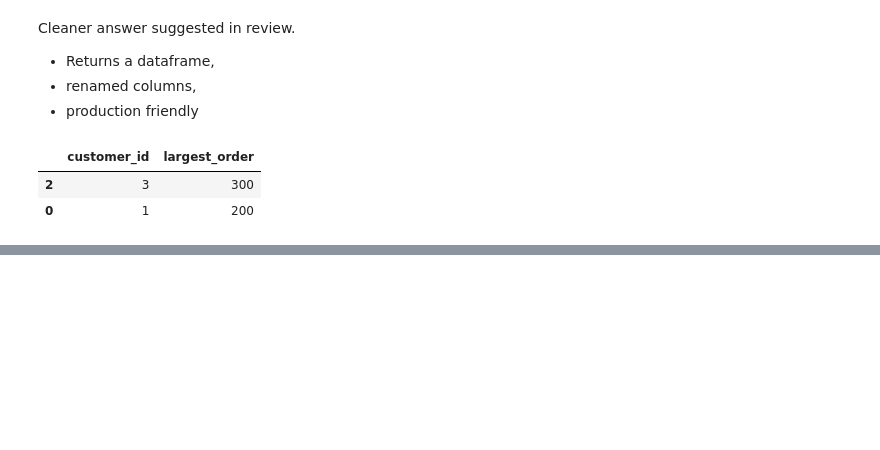
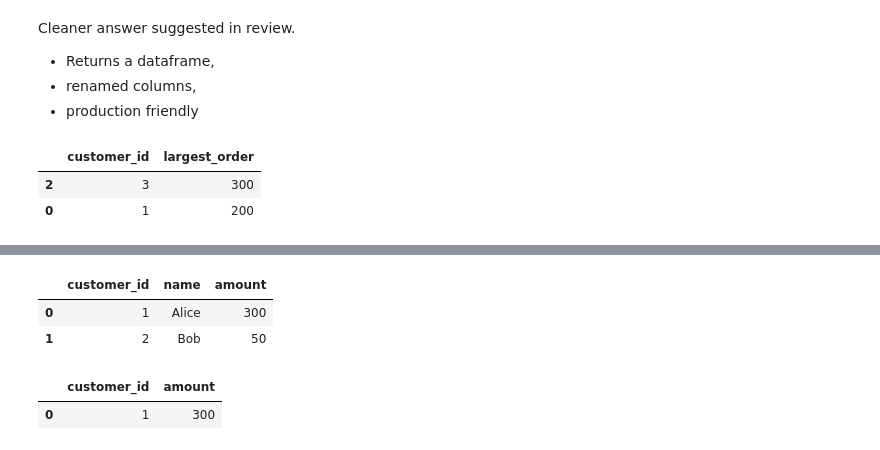
Before and after one commit to tharina11/Python-Projects, a Jupyter notebook: 6. Pandas Exercises/notebooks/Misc_pandas_tasks.ipynb, the cells around one changed output, grey strips where cells are left out. Saved outputs shown, nothing was run; the diff lists cells and outputs as text; code cells hidden in the pictures; blank space fills up the shorter version.

```diff
--- a/6. Pandas Exercises/notebooks/Misc_pandas_tasks.ipynb
+++ b/6. Pandas Exercises/notebooks/Misc_pandas_tasks.ipynb
@@ -111,0 +169,13 @@ result
+# %%
+result = merged.groupby(['customer_id', 'name'], as_index=False)['amount'].sum()
+result
+# %% [output]
+|  | customer_id | name | amount |
+| 0 | 1 | Alice | 300 |
+| 1 | 2 | Bob | 50 |
+# %%
+result = result.loc[result['amount'] >= 150 ]
+result
+# %% [output]
+|  | customer_id | amount |
+| 0 | 1 | 300 |
```
Also changed, not shown: parts of 10 cells of this notebook.
